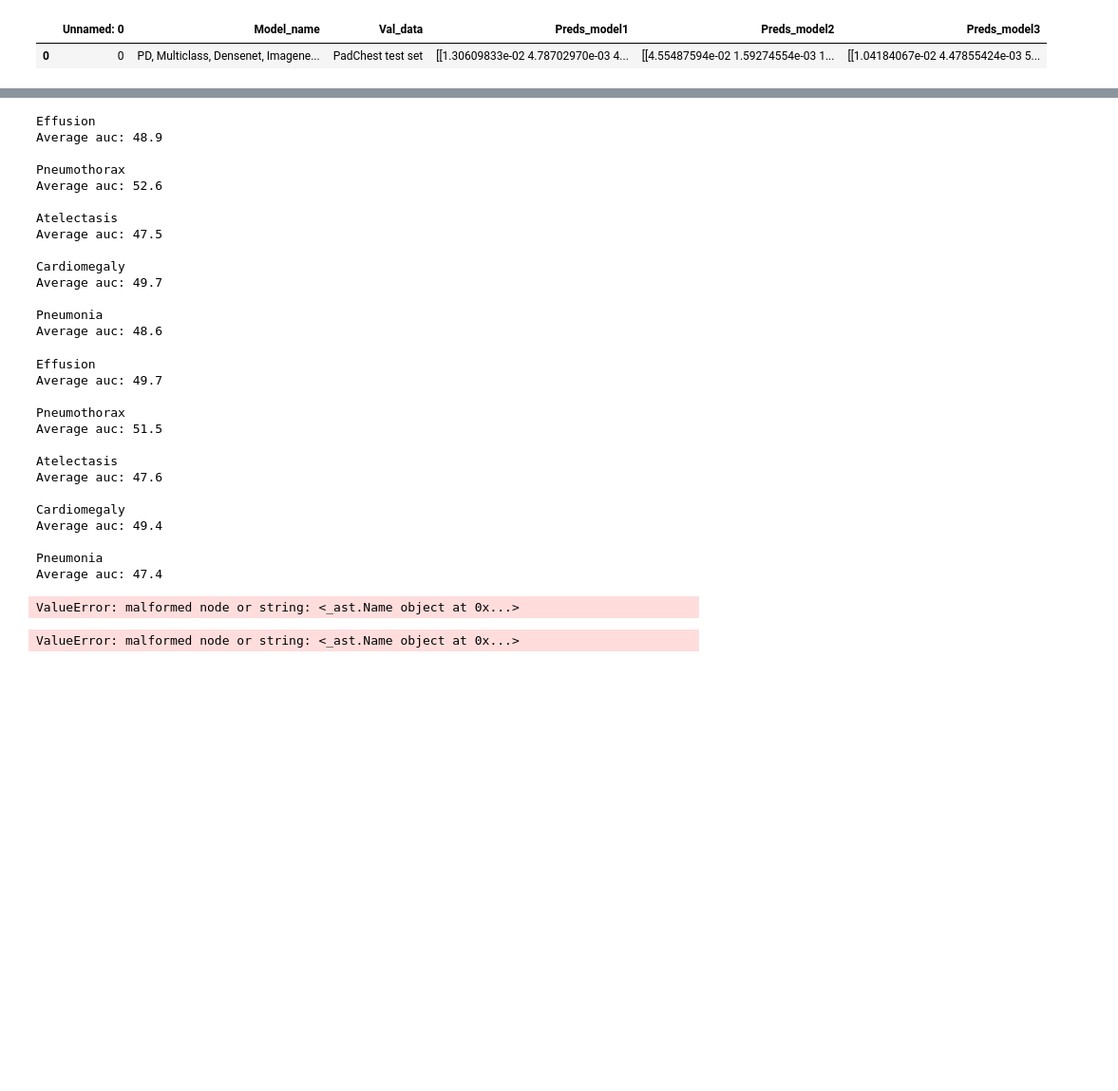
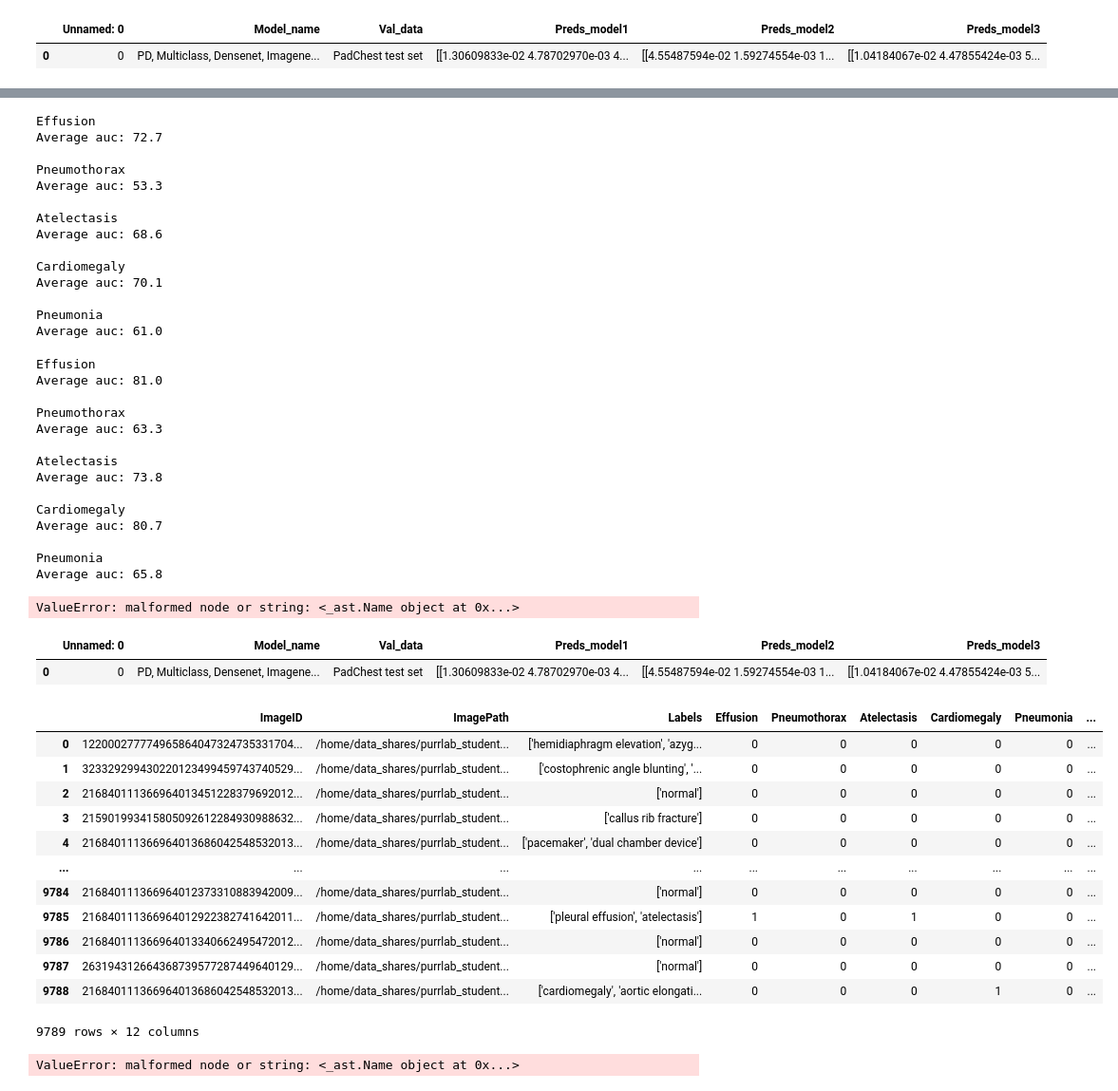
Before and after one commit to CasperAntonPoulsen/LabelReliability_and_PathologyDetection_in_ChestXrays, a Jupyter notebook: Results/PD_results.ipynb, the cells around one changed output, grey strips where cells are left out. Shown at 95% size. Saved outputs shown, nothing was run; the diff lists cells and outputs as text; code cells hidden in the pictures; blank space fills up the shorter version.

```diff
--- a/Results/PD_results.ipynb
+++ b/Results/PD_results.ipynb
@@ -7,6 +7,11 @@ import statistics
 from sklearn.metrics import roc_auc_score
 # %%
 test_padchest = pd.read_csv('../Data/Data_splits/pathology_detection-test.csv', index_col=0)
+# %%
+files = "/home/data_shares/purrlab/physionet.org/files/chexmask-cxr-segmentation-data/0.2"
+padchest_masks = pd.read_csv(files+ "/OriginalResolution/Padchest.csv")
+# %%
+test_padchest = pd.merge(padchest_masks, test_padchest , how="inner", on= "ImageID")
 # %%
 preds_bbox_both_mask_inside_df = pd.read_csv("../Predictions/PD_preds_bbox_both_mask_inside.csv")
 # %%
@@ -298,40 +303,61 @@ Average auc: 48.2
 pds_dilated_mask_4_inside_df = get_preds_PD(preds_dilated_mask_4_inside_df, test_padchest)
 # %% [output]
 Effusion
-Average auc: 48.9
+Average auc: 72.7
 
 Pneumothorax
-Average auc: 52.6
+Average auc: 53.3
 
 Atelectasis
-Average auc: 47.5
+Average auc: 68.6
 
 Cardiomegaly
-Average auc: 49.7
+Average auc: 70.1
 
 Pneumonia
-Average auc: 48.6
+Average auc: 61.0
 # %%
 pds_dilated_mask_4_outside_df = get_preds_PD(preds_dilated_mask_4_outside_df, test_padchest)
 # %% [output]
 Effusion
-Average auc: 49.7
+Average auc: 81.0
 
 Pneumothorax
-Average auc: 51.5
+Average auc: 63.3
 
 Atelectasis
-Average auc: 47.6
+Average auc: 73.8
 
 Cardiomegaly
-Average auc: 49.4
+Average auc: 80.7
 
 Pneumonia
-Average auc: 47.4
+Average auc: 65.8
 # %%
 pds_original_mask_inside_df = get_preds_PD(preds_original_mask_inside_df, test_padchest)
 # %% [output]
 ValueError: malformed node or string: <_ast.Name object at 0x...>
+# %%
+preds_bbox_both_mask_inside_df
+# %% [output]
+|  | Unnamed: 0 | Model_name | Val_data | Preds_model1 | Preds_model2 | Preds_model3 |
+| 0 | 0 | PD, Multiclass, Densenet, Imagene... | PadChest test set | [[1.30609833e-02 4.78702970e-03 4... | [[4.55487594e-02 1.59274554e-03 1... | [[1.04184067e-02 4.47855424e-03 5... |
+# %%
+test_padchest
+# %% [output]
+|  | ImageID | ImagePath | Labels | Effusion | Pneumothorax | Atelectasis | Cardiomegaly | Pneumonia | ... |
+| 0 | 122000277774965864047324735331704... | /home/data_shares/purrlab_student... | ['hemidiaphragm elevation', 'azyg... | 0 | 0 | 0 | 0 | 0 | ... |
+| 1 | 323329299430220123499459743740529... | /home/data_shares/purrlab_student... | ['costophrenic angle blunting', '... | 0 | 0 | 0 | 0 | 0 | ... |
+| 2 | 216840111366964013451228379692012... | /home/data_shares/purrlab_student... | ['normal'] | 0 | 0 | 0 | 0 | 0 | ... |
+| 3 | 215901993415805092612284930988632... | /home/data_shares/purrlab_student... | ['callus rib fracture'] | 0 | 0 | 0 | 0 | 0 | ... |
+| 4 | 216840111366964013686042548532013... | /home/data_shares/purrlab_student... | ['pacemaker', 'dual chamber device'] | 0 | 0 | 0 | 0 | 0 | ... |
+| ... | ... | ... | ... | ... | ... | ... | ... | ... | ... |
+| 9784 | 216840111366964012373310883942009... | /home/data_shares/purrlab_student... | ['normal'] | 0 | 0 | 0 | 0 | 0 | ... |
+| 9785 | 216840111366964012922382741642011... | /home/data_shares/purrlab_student... | ['pleural effusion', 'atelectasis'] | 1 | 0 | 1 | 0 | 0 | ... |
+| 9786 | 216840111366964013340662495472012... | /home/data_shares/purrlab_student... | ['normal'] | 0 | 0 | 0 | 0 | 0 | ... |
+| 9787 | 263194312664368739577287449640129... | /home/data_shares/purrlab_student... | ['normal'] | 0 | 0 | 0 | 0 | 0 | ... |
+| 9788 | 216840111366964013686042548532013... | /home/data_shares/purrlab_student... | ['cardiomegaly', 'aortic elongati... | 0 | 0 | 0 | 1 | 0 | ... |
+9789 rows × 12 columns
 # %%
 pds_original_mask_outside_df = get_preds_PD(preds_original_mask_outside_df, test_padchest)
 # %% [output]
```
Also changed, not shown: parts of 10 cells of this notebook.
